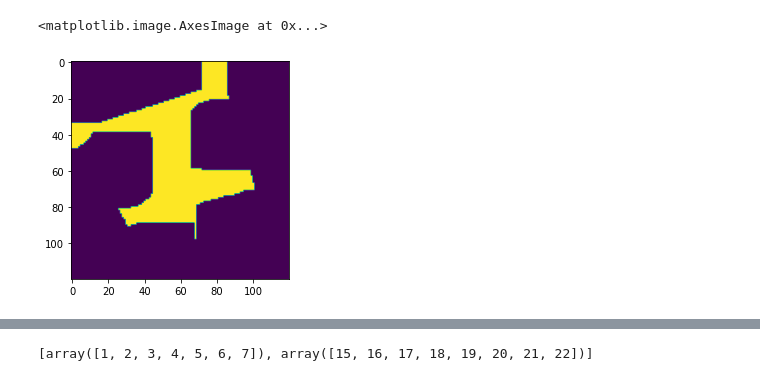
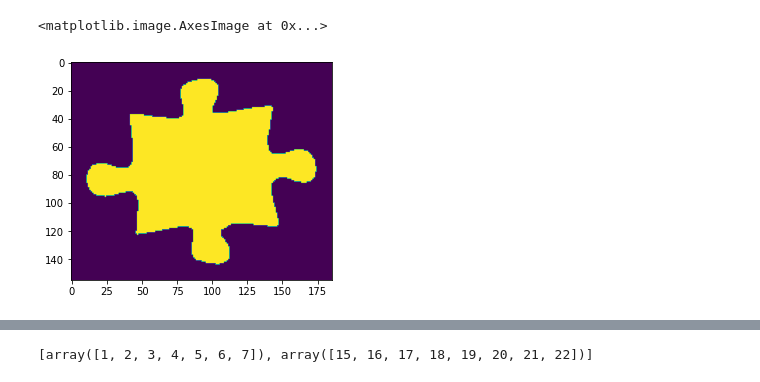
Before and after one commit to ME-134/PuzzleBot, a Jupyter notebook: vision/Piece Box.ipynb, the cells around one changed output, grey strips where cells are left out. Drawn from its saved outputs; the diff is of its cells as text; code cells hidden in the pictures.

```diff
--- a/vision/Piece Box.ipynb
+++ b/vision/Piece Box.ipynb
@@ -15,12 +15,12 @@ from piece_detector import *
 # %%
-detector = Detector()
+detector = ThomasDetector()
 # %%
-img1 = cv2.resize(cv2.imread('p1.png'), (120, 120))
+img1 = cv2.imread('done_exploded2.jpg')
 plt.imshow(img1[:, :, ::-1])
 plt.show()
 plt.imshow(detector.process(img1.copy())[0])
 plt.show()
-img_m1 = detector.pieces[0].img
+img_m1 = detector.pieces[13].img
 plt.imshow(img_m1)
 plt.show()
 # %% [output]
@@ -66,11 +57,11 @@ array([[ 61.7826087 ,  37.30434783],
 # %%
 threshold = 100
 # filtered = cv2.medianBlur(img_m1,41)
-filtered = cv2.dilate(img_m1, np.ones((10, 10)))
-kernel = np.ones((30, 30), np.uint8)
+filtered = cv2.dilate(img_m1, np.ones((5, 5)))
+kernel = np.ones((5, 5), np.uint8)
 filtered = cv2.erode(filtered, kernel)
-contours, hierarchy = cv2.findContours(filtered, cv2.RETR_TREE, cv2.CHAIN_APPROX_SIMPLE)
+contours, hierarchy = cv2.findContours(filtered, cv2.RETR_EXTERNAL, cv2.CHAIN_APPROX_SIMPLE)
 plt.imshow(filtered)
 # %% [output]
 <matplotlib.image.AxesImage at 0x...>
-[figure, old version]
+[figure, new version]
```
Also changed, not shown: parts of 13 cells of this notebook, 4 other files.
